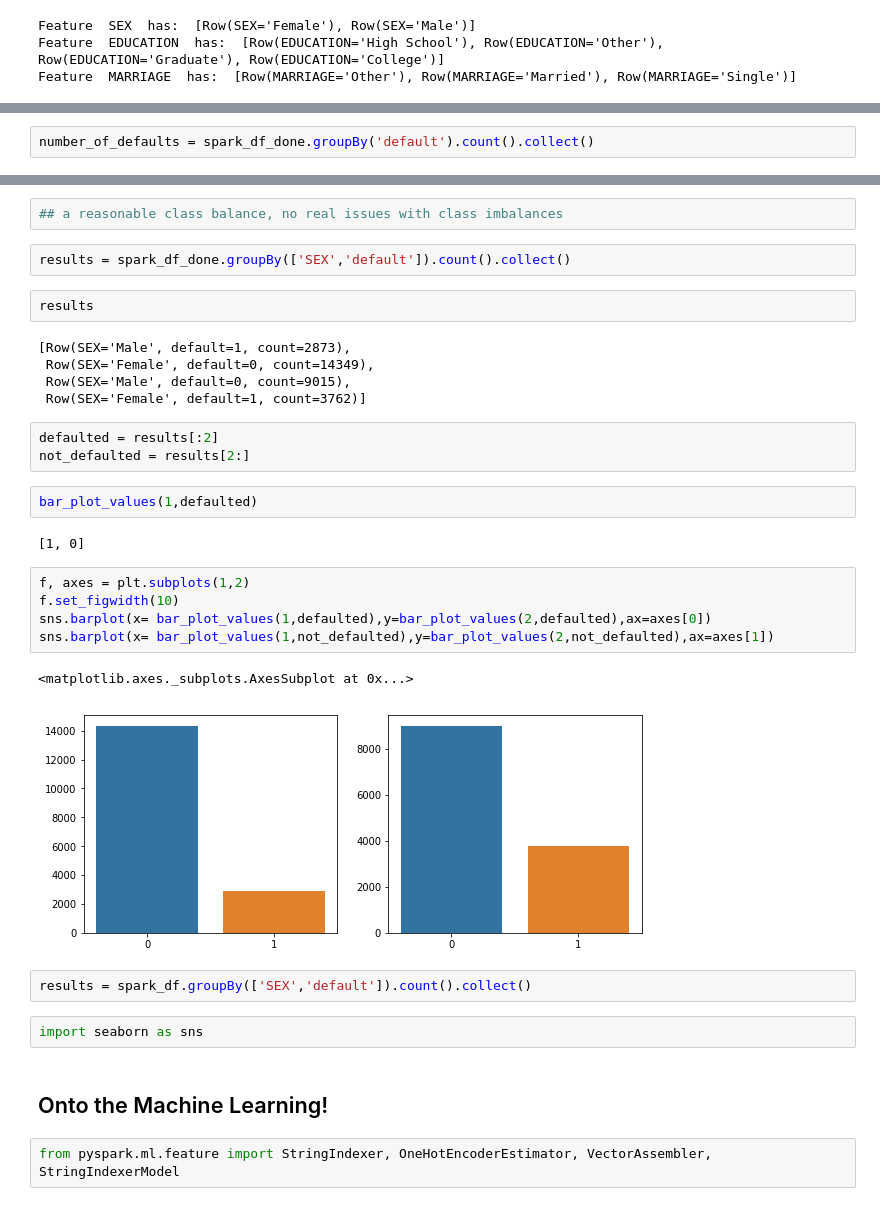
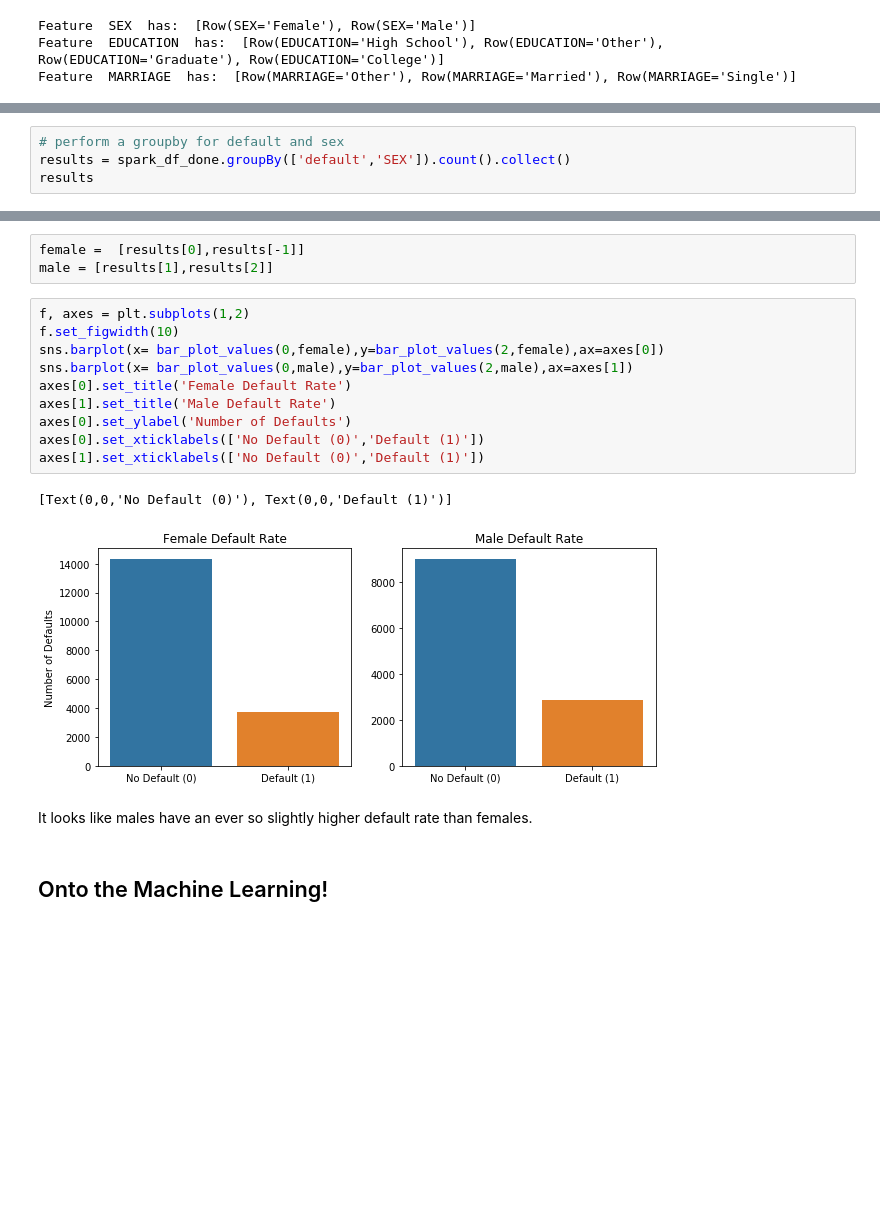
Before and after one commit to learn-co-curriculum/dsc-machine-learning-with-spark-lab, a Jupyter notebook: index.ipynb, the cells around one changed output, grey strips where cells are left out. Saved outputs shown, nothing was run; the diff lists cells and outputs as text; blank space fills up the shorter version.

```diff
--- a/index.ipynb
+++ b/index.ipynb
@@ -126,2 +148,4 @@ Let's first look at the overall distribution of class imbalance to determine if
 # %%
-number_of_defaults = spark_df_done.groupBy('default').count().collect()
+# perform a groupby for default and sex
+results = spark_df_done.groupBy(['default','SEX']).count().collect()
+results
@@ -142,34 +157,20 @@ Text(0,0.5,'Number of Defaults')
-# %%
-## a reasonable class balance, no real issues with class imbalances
-# %%
-results = spark_df_done.groupBy(['SEX','default']).count().collect()
-# %%
-results
-# %% [output]
-[Row(SEX='Male', default=1, count=2873),
- Row(SEX='Female', default=0, count=14349),
- Row(SEX='Male', default=0, count=9015),
- Row(SEX='Female', default=1, count=3762)]
-# %%
-defaulted = results[:2]
-not_defaulted = results[2:]
-# %%
-bar_plot_values(1,defaulted)
-# %% [output]
-[1, 0]
+# %%
+female =  [results[0],results[-1]]
+male = [results[1],results[2]]
 # %%
 f, axes = plt.subplots(1,2)
 f.set_figwidth(10)
-sns.barplot(x= bar_plot_values(1,defaulted),y=bar_plot_values(2,defaulted),ax=axes[0])
-sns.barplot(x= bar_plot_values(1,not_defaulted),y=bar_plot_values(2,not_defaulted),ax=axes[1])
+sns.barplot(x= bar_plot_values(0,female),y=bar_plot_values(2,female),ax=axes[0])
+sns.barplot(x= bar_plot_values(0,male),y=bar_plot_values(2,male),ax=axes[1])
+axes[0].set_title('Female Default Rate')
+axes[1].set_title('Male Default Rate')
+axes[0].set_ylabel('Number of Defaults')
+axes[0].set_xticklabels(['No Default (0)','Default (1)'])
+axes[1].set_xticklabels(['No Default (0)','Default (1)'])
 # %% [output]
-<matplotlib.axes._subplots.AxesSubplot at 0x...>
+[Text(0,0,'No Default (0)'), Text(0,0,'Default (1)')]
-[figure, old version]
+[figure, new version]
-# %%
-results = spark_df.groupBy(['SEX','default']).count().collect()
-# %%
-import seaborn as sns
+# %% [markdown]
+It looks like males have an ever so slightly higher default rate than females.
 # %% [markdown]
 ## Onto the Machine Learning!
-# %%
-from pyspark.ml.feature import StringIndexer, OneHotEncoderEstimator, VectorAssembler, StringIndexerModel
```
Also changed, not shown: parts of 83 cells of this notebook, 4 other files.
